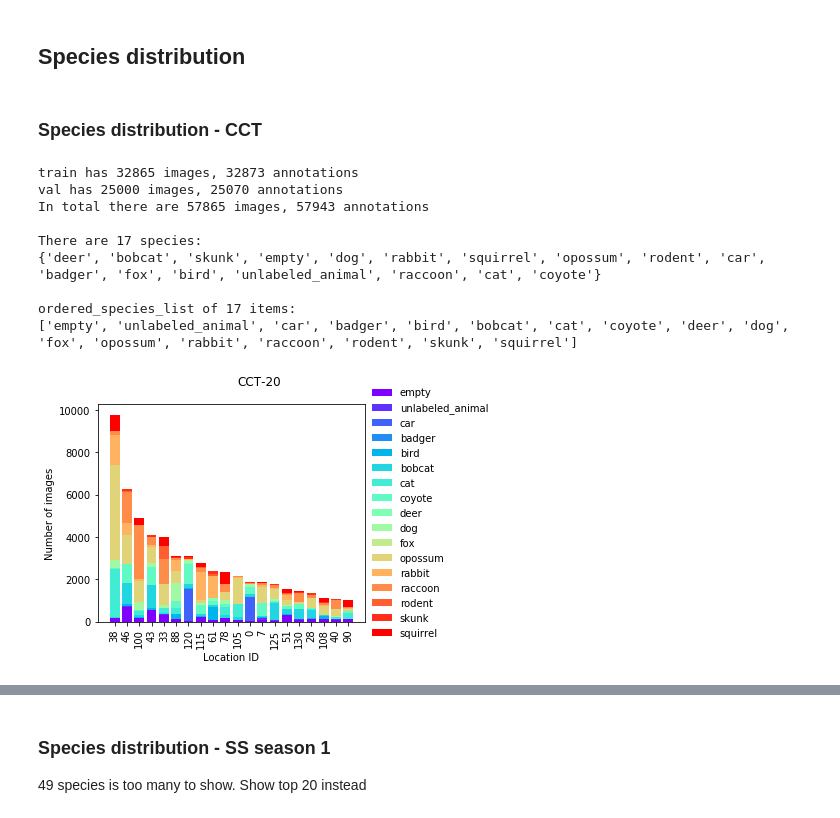
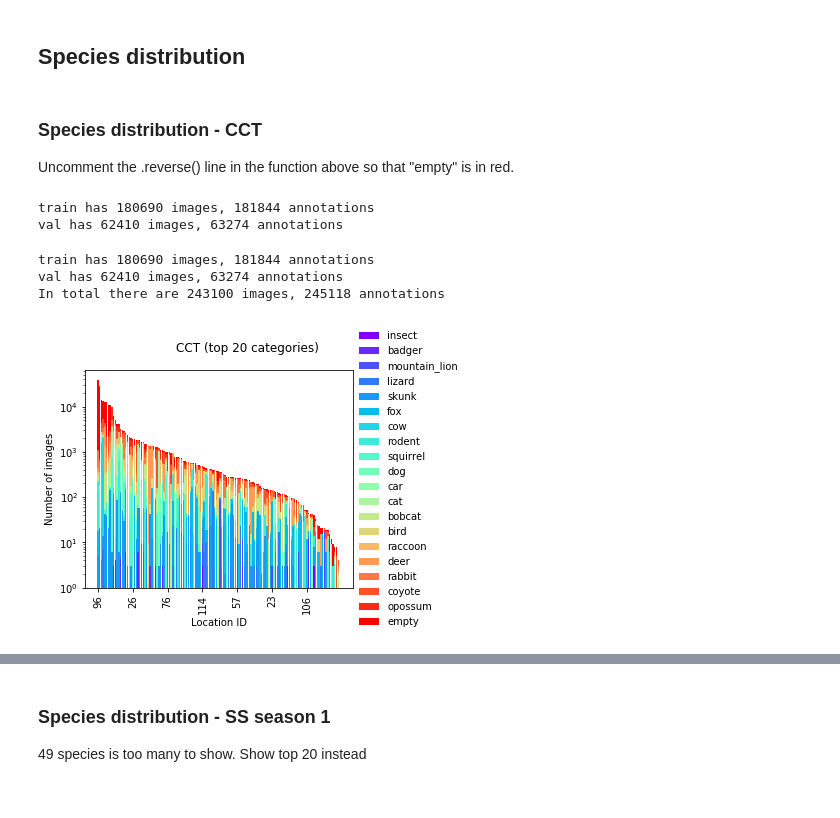
Before and after one commit to microsoft/CameraTraps, a Jupyter notebook: benchmark/dataset_stats_species_dist.ipynb, the cells around one changed output, grey strips where cells are left out. Saved outputs shown, nothing was run; the diff lists cells and outputs as text; code cells hidden in the pictures.

```diff
--- a/benchmark/dataset_stats_species_dist.ipynb
+++ b/benchmark/dataset_stats_species_dist.ipynb
@@ -95,22 +89,47 @@ def show_species_dist(file_template, plot_title='', ordered_species_list=None, l
     fig.suptitle(plot_title)
 
     return fig
-# %% [markdown]
-### Species distribution - CCT
+# %%
+# get the most populous species
+def get_most_populous_species(file_template):
+
+    all_annotations = []
+
+    for i in ('train', 'val'):
+        with open(file_template.format(i)) as f:
+            db = json.load(f)
+        print('{} has {} images, {} annotations'.format(i, len(db['images']), len(db['annotations'])))
+        all_annotations.extend(db['annotations'])
+
+    db_indexed = IndexedJsonDb(db) # assume same categories in train and val
+
+    species_counter = Counter()
+    for a in all_annotations:
+        cat_name = db_indexed.cat_id_to_name[a['category_id']]
+        species_counter.update([cat_name])
+
+    species_counter_sorted = sorted(species_counter.items(), key=lambda x: x[1], reverse=True)
+    return species_counter_sorted
+# %% [markdown]
+### Species distribution - CCT
+
+Uncomment the .reverse() line in the function above so that "empty" is in red.
 # %%
-file_template = '/beaver_disk/camtrap/caltech/benchmark/cct-20/CaltechCameraTraps-20_v2.1_{}.json'
-ordered_species = ['empty', 'unlabeled_animal', 'car']  # if you want to control the first few species
-plot_title = 'CCT-20'
+file_template = '/beaver_disk/camtrap/caltech/benchmark/caltech_images_20190919_{}.json'
+ordered_species = ['empty', 'car']  # if you want to control the first few species
+plot_title = 'CCT (top 20 categories)'
 
-fig = show_species_dist(file_template, plot_title=plot_title, ordered_species_list=ordered_species)
+species_counter_sorted = get_most_populous_species(file_template)
+ordered = [i[0] for i in species_counter_sorted]
+ordered = ordered[:20] # to be the same as on https://beerys.github.io/CaltechCameraTraps/
+ordered.reverse()
 # %% [output]
-train has 32865 images, 32873 annotations
-val has 25000 images, 25070 annotations
-In total there are 57865 images, 57943 annotations
-
-There are 17 species:
-{'deer', 'bobcat', 'skunk', 'empty', 'dog', 'rabbit', 'squirrel', 'opossum', 'rodent', 'car', 'badger', 'fox', 'bird', 'unlabeled_animal', 'raccoon', 'cat', 'coyote'}
-
-ordered_species_list of 17 items:
-['empty', 'unlabeled_animal', 'car', 'badger', 'bird', 'bobcat', 'cat', 'coyote', 'deer', 'dog', 'fox', 'opossum', 'rabbit', 'raccoon', 'rodent', 'skunk', 'squirrel']
+train has 180690 images, 181844 annotations
+val has 62410 images, 63274 annotations
-[figure, removed]
+# %%
+fig = show_species_dist(file_template, plot_title=plot_title, ordered_species_list=ordered, log_scale=True)
+# %% [output]
+train has 180690 images, 181844 annotations
+val has 62410 images, 63274 annotations
+In total there are 243100 images, 245118 annotations
+[figure, added]
```
Also changed, not shown: parts of 19 cells of this notebook, 2 other files.
